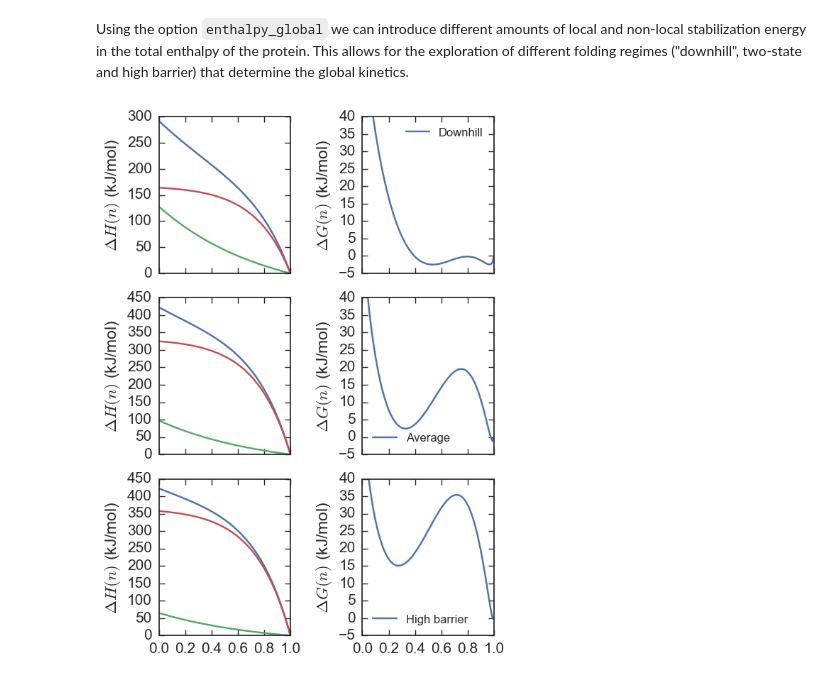
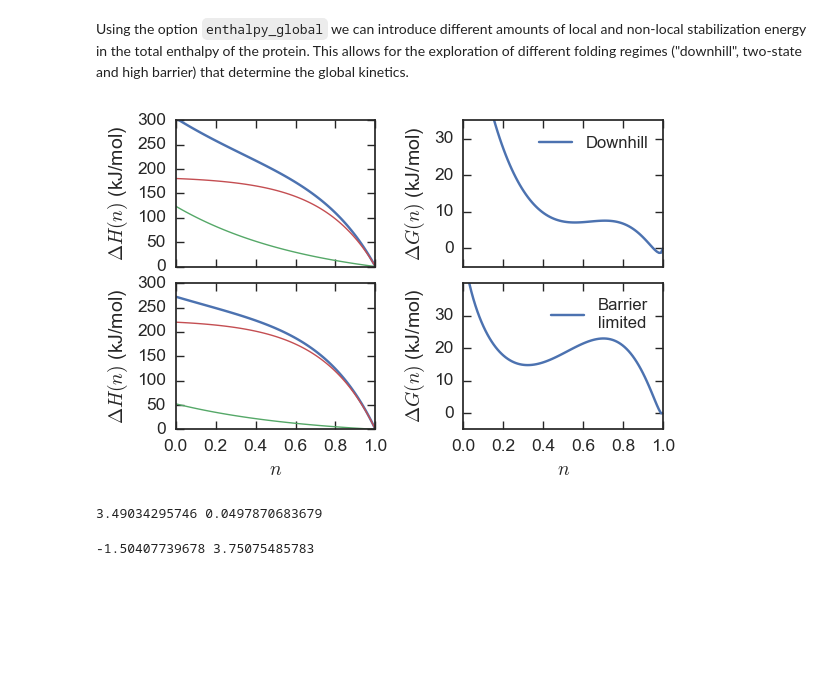
Before and after one commit to daviddesancho/PREFUR, a Jupyter notebook: examples/free_energy_model_local.ipynb, the cells around one changed output. Drawn from its saved outputs; the diff is of its cells as text; code cells hidden in the pictures; blank space fills up the shorter version.

````diff
--- a/examples/free_energy_model_local.ipynb
+++ b/examples/free_energy_model_local.ipynb
@@ -3,7 +3,7 @@ import numpy as np
 import matplotlib.pyplot as plt
 %matplotlib inline
 import seaborn as sns
-sns.set(style="ticks", color_codes=True, font_scale=1.5)
+sns.set(style="ticks", color_codes=True, font_scale=1.25)
 sns.set_style({"xtick.direction": "in", "ytick.direction": "in"})
 %matplotlib inline
 # %% [markdown]
@@ -14,46 +14,49 @@ from prefur import thermo
 # %% [markdown]
 Using the option ```enthalpy_global``` we can introduce different amounts of local and non-local stabilization energy in the total enthalpy of the protein. This allows for the exploration of different folding regimes ("downhill", two-state and high barrier) that determine the global kinetics.
 # %%
-fig, ax = plt.subplots(3,2, figsize=(6,8), sharex=True)
+fig, ax = plt.subplots(2,2, figsize=(6,4), sharex=True)
 ax = ax.flatten()
 
 FES = thermo.FES(40)
-FES.gen_enthalpy_global(DHloc=3.2, DHnonloc=4.1)
+FES.gen_enthalpy_global(DHloc=3.1, DHnonloc=4.52)
 FES.gen_free(temp=298)
 ax[0].plot(FES.nat, FES.DHo)
-ax[0].plot(FES.nat, FES.DHo_loc)
-ax[0].plot(FES.nat, FES.DHo_nonloc)
+ax[0].plot(FES.nat, FES.DHo_loc, lw=1)
+ax[0].plot(FES.nat, FES.DHo_nonloc, lw=1)
 ax[1].plot(FES.nat, FES.DG, label='Downhill')
-ax[1].set_ylim(-5,40)
-ax[0].set_ylabel('$\Delta H(n)$ (kJ/mol)')
-ax[1].set_ylabel('$\Delta G(n)$ (kJ/mol)')
+ax[1].set_ylim(-5,35)
+ax[0].set_ylim(0,300)
+ax[0].set_ylabel('$\Delta H(n)$ (kJ/mol)', fontsize=14)
+ax[1].set_ylabel('$\Delta G(n)$ (kJ/mol)', fontsize=14)
 
-FES = thermo.FES(65)
-FES.gen_enthalpy_global(DHloc=1.5, DHnonloc=5.)
+FES = thermo.FES(40)
+FES.gen_enthalpy_global(DHloc=1.31, DHnonloc=5.5)
 FES.gen_free(temp=298)
 ax[2].plot(FES.nat, FES.DHo)
-ax[2].plot(FES.nat, FES.DHo_loc)
-ax[2].plot(FES.nat, FES.DHo_nonloc)
-ax[3].plot(FES.nat, FES.DG, label='Average')
+ax[2].plot(FES.nat, FES.DHo_loc, lw=1)
+ax[2].plot(FES.nat, FES.DHo_nonloc, lw=1)
+ax[3].plot(FES.nat, FES.DG, label='Barrier\nlimited')
 ax[3].set_ylim(-5,40)
-ax[2].set_ylabel('$\Delta H(n)$ (kJ/mol)')
-ax[3].set_ylabel('$\Delta G(n)$ (kJ/mol)')
-
-FES = thermo.FES(65)
-FES.gen_enthalpy_global(DHloc=1., DHnonloc=5.5)
-FES.gen_free(temp=298)
-ax[4].plot(FES.nat, FES.DHo)
-ax[4].plot(FES.nat, FES.DHo_loc)
-ax[4].plot(FES.nat, FES.DHo_nonloc)
-ax[5].plot(FES.nat, FES.DG, label='High barrier')
-ax[5].set_ylim(-5,40)
-ax[4].set_ylabel('$\Delta H(n)$ (kJ/mol)')
-ax[5].set_ylabel('$\Delta G(n)$ (kJ/mol)')
+ax[2].set_ylim(0,300)
+ax[1].set_yticks(range(0,40,10))
+ax[3].set_yticks(range(0,40,10))
+ax[2].set_ylabel('$\Delta H(n)$ (kJ/mol)', fontsize=14)
+ax[3].set_ylabel('$\Delta G(n)$ (kJ/mol)', fontsize=14)
+ax[2].set_xlabel('$n$', fontsize=14)
+ax[3].set_xlabel('$n$', fontsize=14)
 
 ax[1].legend(loc=1, prop={'size': 12})
-ax[3].legend(loc=3, prop={'size': 12})
-ax[5].legend(loc=3, prop={'size': 12})
+ax[3].legend(loc=1, prop={'size': 12})
 
-plt.tight_layout()
+plt.tight_layout(h_pad=0)
+fig.savefig("regimes.png", dpi=300)
 # %% [output]
-[figure, old version]
+[figure, new version]
+# %%
+print np.exp(1.25), np.exp(-3)
+# %% [output]
+3.49034295746 0.0497870683679
+# %%
+print -np.log(4.5), -np.log(0.0235)
+# %% [output]
+-1.50407739678 3.75075485783
````
